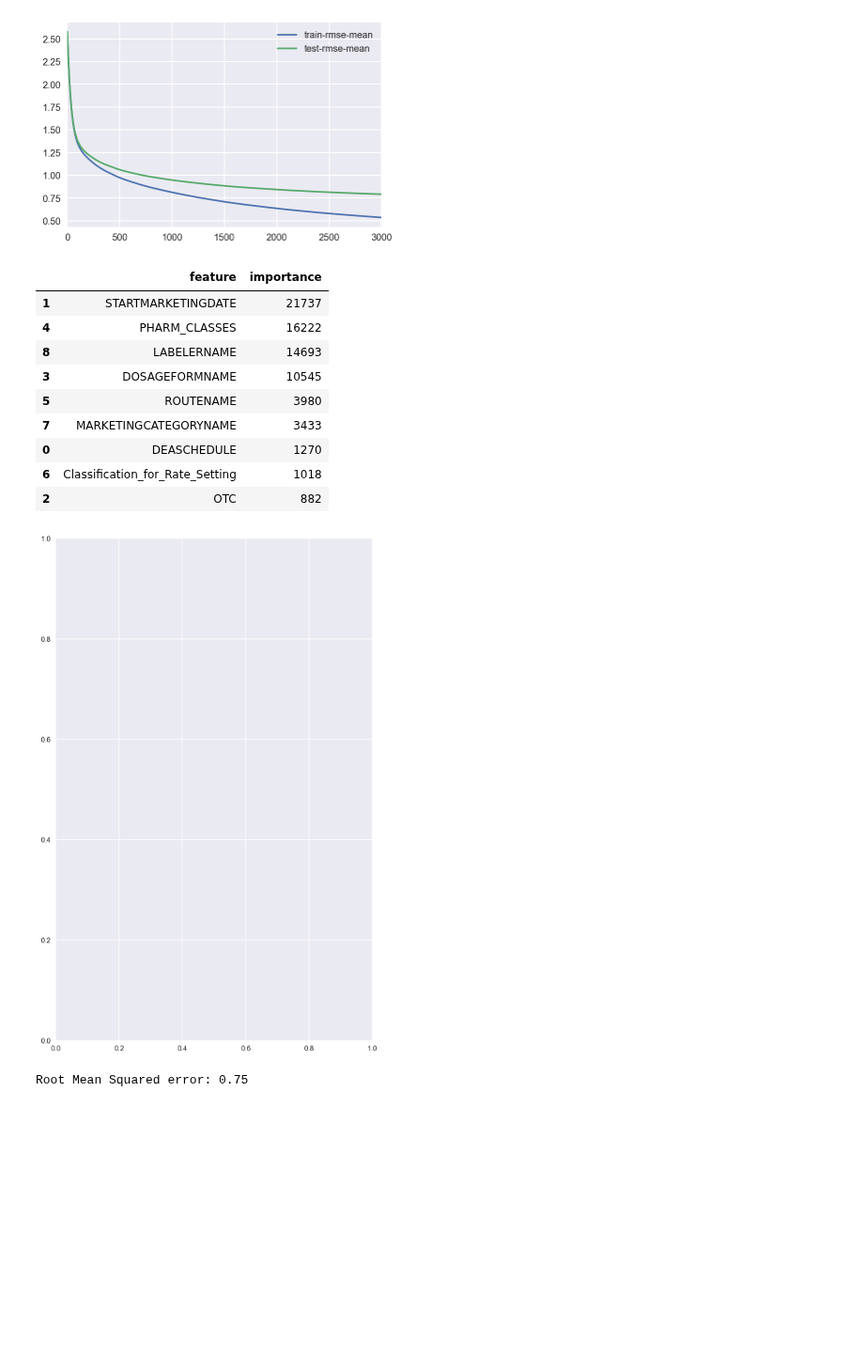
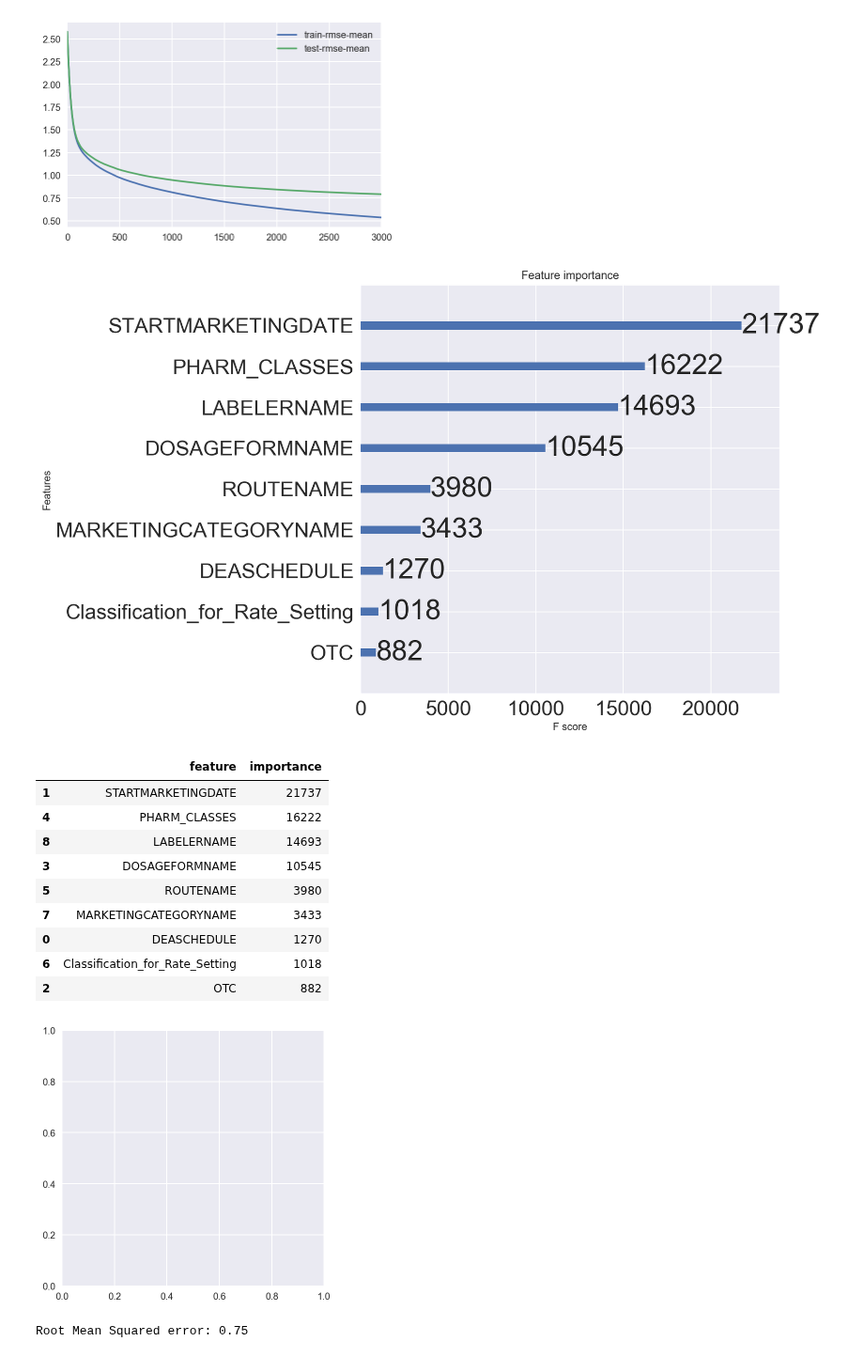
Before and after one commit to nycdatasci/bootcamp009_project, a Jupyter notebook: Project4-Capstone/Robin_Choutine_Bo/Random_Forest_and_XGBoost.ipynb, the cells around one changed output. Shown at 94% size. Drawn from its saved outputs; the diff is of its cells as text; code cells hidden in the pictures; blank space fills up the shorter version.

Commit message:
added feature importance

```diff
--- a/Project4-Capstone/Robin_Choutine_Bo/Random_Forest_and_XGBoost.ipynb
+++ b/Project4-Capstone/Robin_Choutine_Bo/Random_Forest_and_XGBoost.ipynb
@@ -273,21 +284,31 @@ model[['train-rmse-mean', 'test-rmse-mean']].plot()
 best_boost_rounds = len(model)
 best_model = xgb.train(dict(xgb_params, silent=0),
                        dtrain, num_boost_round= best_boost_rounds)
+# %%
+# plot feature importance
+fig, ax = plt.subplots(figsize=(8, 8))
+xgb.plot_importance(best_model,ax=ax)
+plt.rcParams.update({'font.size': 10})
+plt.rc('xtick', labelsize=10)    # fontsize of the tick labels
+plt.rc('ytick', labelsize=10)    # fontsize of the tick labels
+plt.rc('figure', titlesize=10)  # fontsize of the figure title
+# %% [output]
+[figure, added]
 # %%
-fig, ax = plt.subplots(1, 1, figsize=(8, 13))
+# feature importance in table form
 pd.DataFrame(best_model.get_fscore().items(), columns=['feature','importance']).sort_values('importance', ascending=False)
 # %% [output]
 |  | feature | importance |
 | 1 | STARTMARKETINGDATE | 21737 |
 | 4 | PHARM_CLASSES | 16222 |
 | 8 | LABELERNAME | 14693 |
 | 3 | DOSAGEFORMNAME | 10545 |
 | 5 | ROUTENAME | 3980 |
 | 7 | MARKETINGCATEGORYNAME | 3433 |
 | 0 | DEASCHEDULE | 1270 |
 | 6 | Classification_for_Rate_Setting | 1018 |
 | 2 | OTC | 882 |
-[figure, old version]
+[figure, new version]
 # %%
 xgb_pred = best_model.predict(dtest)
 errorScore=np.sqrt(((xgb_pred - y_test) ** 2).mean())
```
Also changed, not shown: parts of 1 cell of this notebook.
